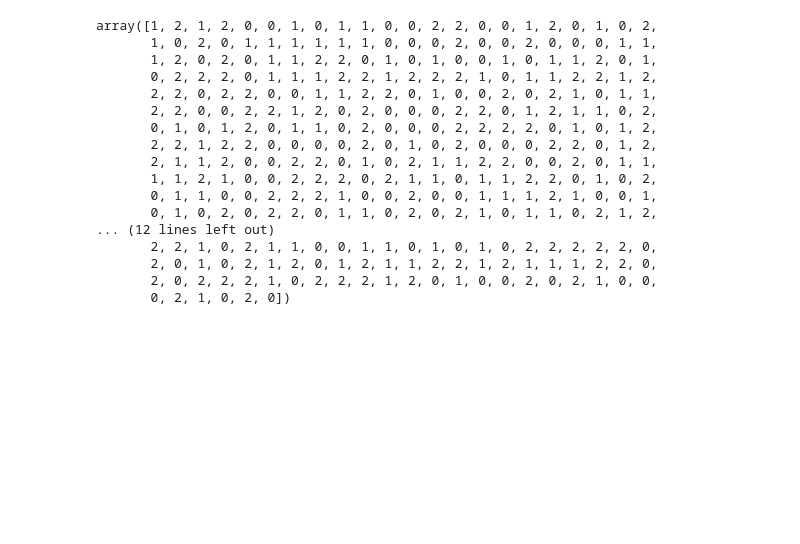
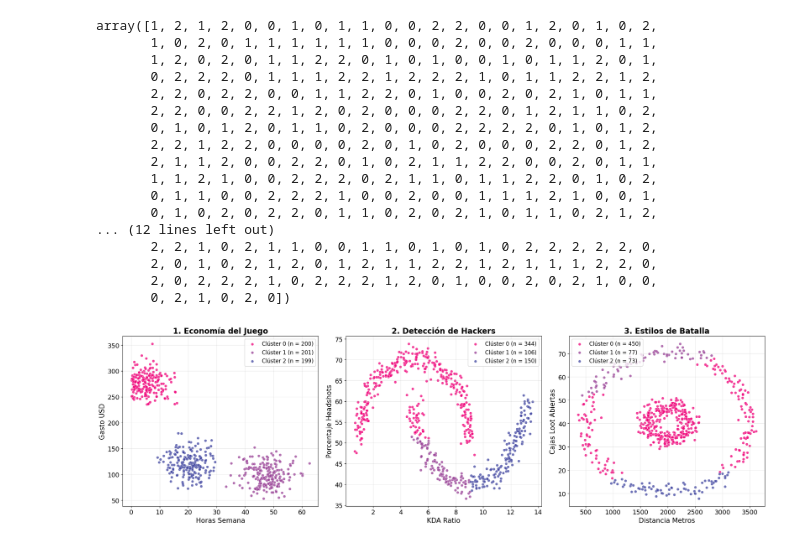
Before and after one commit to KamiChips/Data-Mining, a Jupyter notebook: Parcial 3/TrabajoEnClase/Clusterizacion/Gaussian.ipynb, the cells around one changed output. Drawn from its saved outputs; the diff is of its cells as text; code cells hidden in the pictures; blank space fills up the shorter version.

```diff
--- a/Parcial 3/TrabajoEnClase/Clusterizacion/Gaussian.ipynb
+++ b/Parcial 3/TrabajoEnClase/Clusterizacion/Gaussian.ipynb
@@ -105,3 +105,51 @@ array([1, 2, 1, 2, 0, 0, 1, 0, 1, 1, 0, 0, 2, 2, 0, 0, 1, 2, 0, 1, 0, 2,
        2, 0, 1, 0, 2, 1, 2, 0, 1, 2, 1, 1, 2, 2, 1, 2, 1, 1, 1, 2, 2, 0,
        2, 0, 2, 2, 2, 1, 0, 2, 2, 2, 1, 2, 0, 1, 0, 0, 2, 0, 2, 1, 0, 0,
        0, 2, 1, 0, 2, 0])
+# %%
+import matplotlib.pyplot as plt
+
+plt.rcParams.update({'font.size': 14, 'axes.titlesize': 17, 'axes.labelsize': 15})
+colores = ['#f00078', '#973e95', '#3e439f']
+
+# Etiquetas de cada escenario
+def ajustar_etiquetas(X):
+    gmm = GaussianMixture(n_components=3, covariance_type='full', n_init=10, random_state=42)
+    return gmm.fit_predict(X)
+
+labels_economia = ajustar_etiquetas(X_economia)
+labels_hackers  = ajustar_etiquetas(X_hackers)
+labels_estilos  = ajustar_etiquetas(X_batalla)
+
+paneles = [
+    ('1_Economia_Juego',    labels_economia, "1. Economía del Juego"),
+    ('2_Deteccion_Hackers', labels_hackers,  "2. Detección de Hackers"),
+    ('3_Estilos_Batalla',   labels_estilos,  "3. Estilos de Batalla"),
+]
+
+fig, axes = plt.subplots(1, 3, figsize=(21, 6.5))
+
+for ax, (clave, labels, titulo) in zip(axes, paneles):
+    df_e = datos_escenario[clave]                      # datos en unidades originales
+    x = df_e['Metrica_X'].to_numpy()
+    y = df_e['Metrica_Y'].to_numpy()
+
+    # 'X: Horas_Semana | Y: Gasto_USD' -> 'Horas Semana', 'Gasto USD'
+    nombre_x, nombre_y = [p.split(':', 1)[1].strip().replace('_', ' ')
+                          for p in df_e['Descripcion_Ejes'].iloc[0].split('|')]
+
+    for k in range(3):
+        m = labels == k
+        ax.scatter(x[m], y[m], color=colores[k], s=35, alpha=0.75,
+                   edgecolor='white', linewidth=0.4,
+                   label=f"Clúster {k} (n = {m.sum()})")
+
+    ax.set_title(titulo, fontweight='bold')
+    ax.set_xlabel(nombre_x)
+    ax.set_ylabel(nombre_y)
+    ax.grid(True, alpha=0.3)
+    ax.legend(loc='best', fontsize=12)
+
+plt.tight_layout()
+plt.show()
+# %% [output]
+[figure, added]
```
Also changed, not shown: 2 other files.
